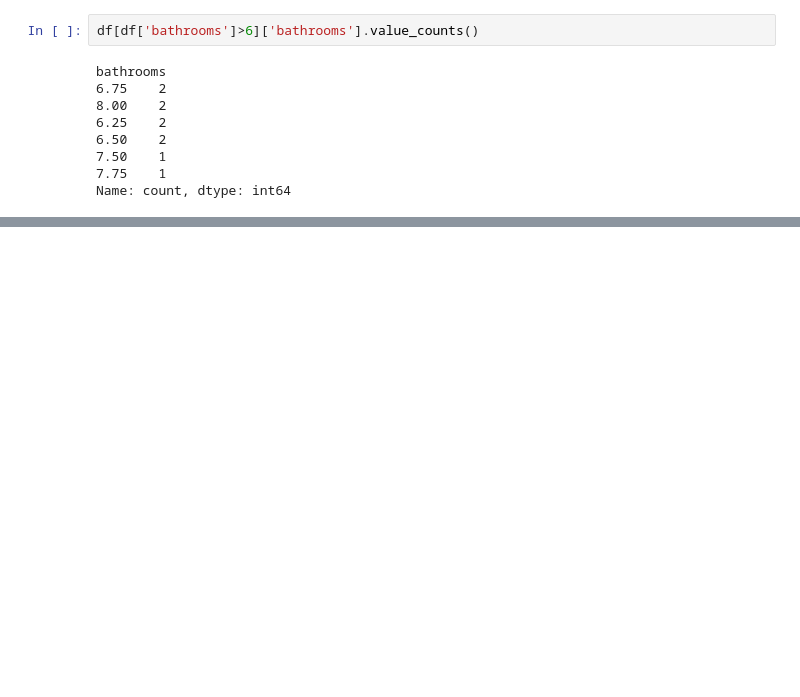
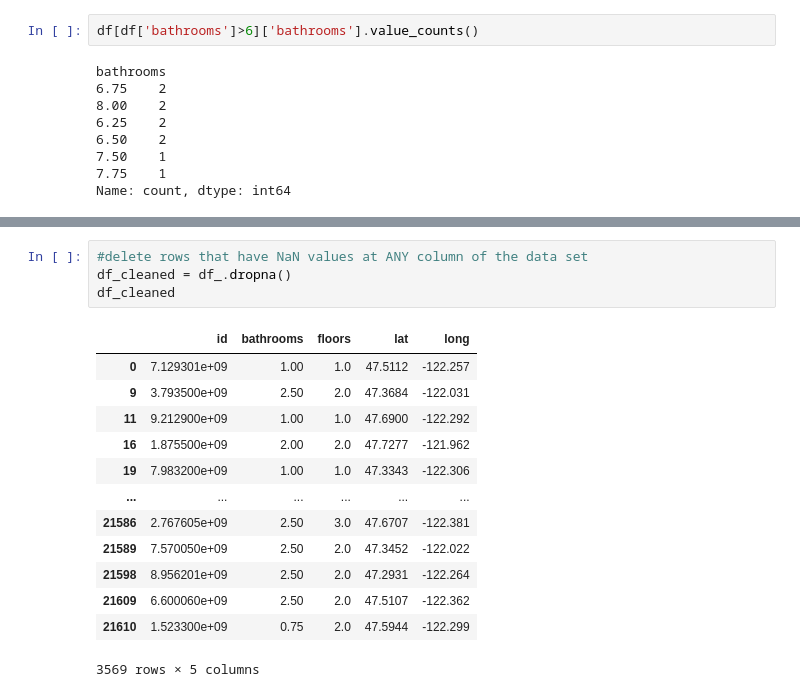
Before and after one commit to FawziElZein/categorical-and-missing-values, a Jupyter notebook: FSD_W1D3_assignment.ipynb, the cells around one changed output, grey strips where cells are left out. Saved outputs shown, nothing was run; the diff lists cells and outputs as text; blank space fills up the shorter version.

```diff
--- a/FSD_W1D3_assignment.ipynb
+++ b/FSD_W1D3_assignment.ipynb
@@ -194,0 +223,18 @@ Name: count, dtype: int64
+# %%
+#delete rows that have NaN values at ANY column of the data set
+df_cleaned = df_.dropna()
+df_cleaned
+# %% [output]
+|  | id | bathrooms | floors | lat | long |
+| 0 | 7.129301e+09 | 1.00 | 1.0 | 47.5112 | -122.257 |
+| 9 | 3.793500e+09 | 2.50 | 2.0 | 47.3684 | -122.031 |
+| 11 | 9.212900e+09 | 1.00 | 1.0 | 47.6900 | -122.292 |
+| 16 | 1.875500e+09 | 2.00 | 2.0 | 47.7277 | -121.962 |
+| 19 | 7.983200e+09 | 1.00 | 1.0 | 47.3343 | -122.306 |
+| ... | ... | ... | ... | ... | ... |
+| 21586 | 2.767605e+09 | 2.50 | 3.0 | 47.6707 | -122.381 |
+| 21589 | 7.570050e+09 | 2.50 | 2.0 | 47.3452 | -122.022 |
+| 21598 | 8.956201e+09 | 2.50 | 2.0 | 47.2931 | -122.264 |
+| 21609 | 6.600060e+09 | 2.50 | 2.0 | 47.5107 | -122.362 |
+| 21610 | 1.523300e+09 | 0.75 | 2.0 | 47.5944 | -122.299 |
+3569 rows × 5 columns
```
Also changed, not shown: parts of 10 cells of this notebook.
